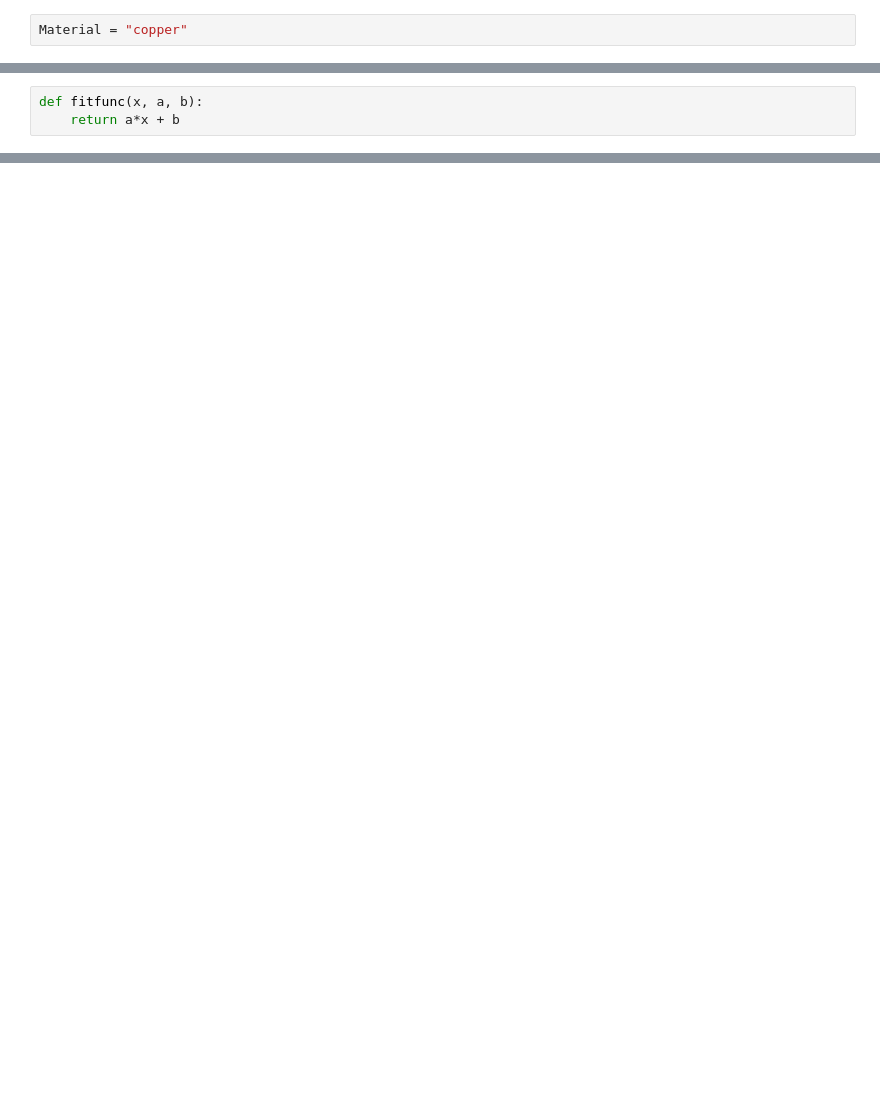
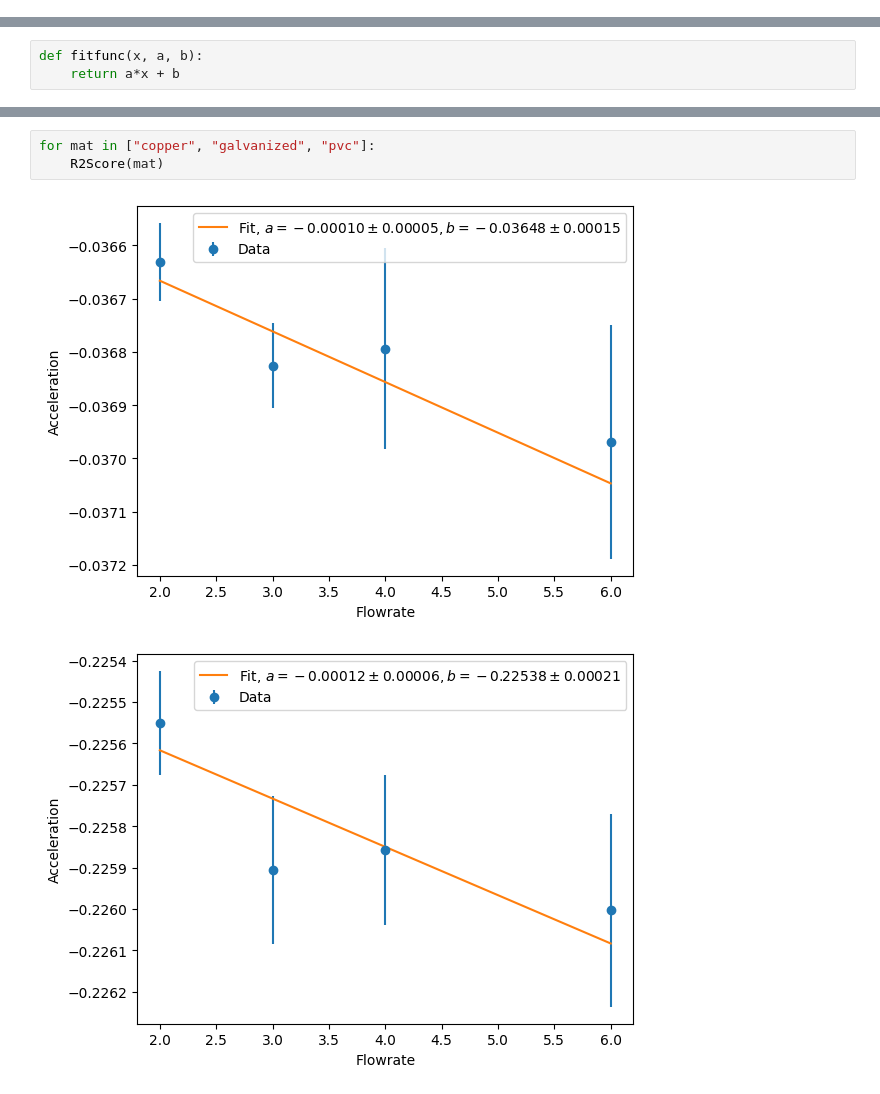
Before and after one commit to Chrillemis/Fluid, a Jupyter notebook: Lab6/Lab6.ipynb, the cells around one changed output, grey strips where cells are left out. Drawn from its saved outputs; the diff is of its cells as text; blank space fills up the shorter version.

```diff
--- a/Lab6/Lab6.ipynb
+++ b/Lab6/Lab6.ipynb
@@ -7,2 +7,0 @@ from scipy.optimize import curve_fit
-# %%
-Material = "copper"
@@ -90,0 +77,6 @@ plt.plot(FlowRate, AvgAcc, label = filename + f"axis={axis}, $R^2 =$ {r2score:.2
+# %%
+for mat in ["copper", "galvanized", "pvc"]:
+    R2Score(mat)
+# %% [output]
+[figure, added]
+[figure, added]
```
Also changed, not shown: parts of 8 cells of this notebook.
